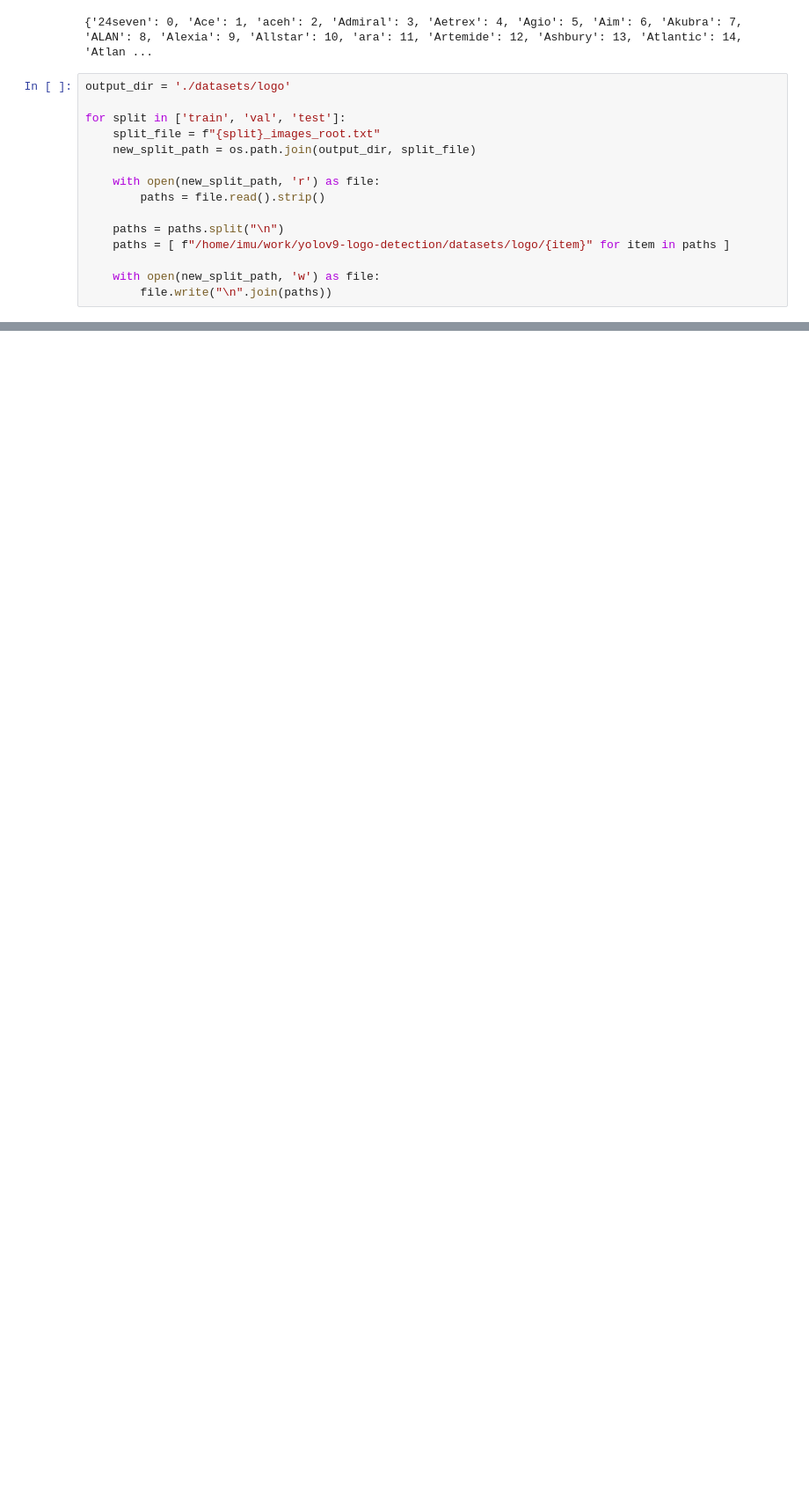
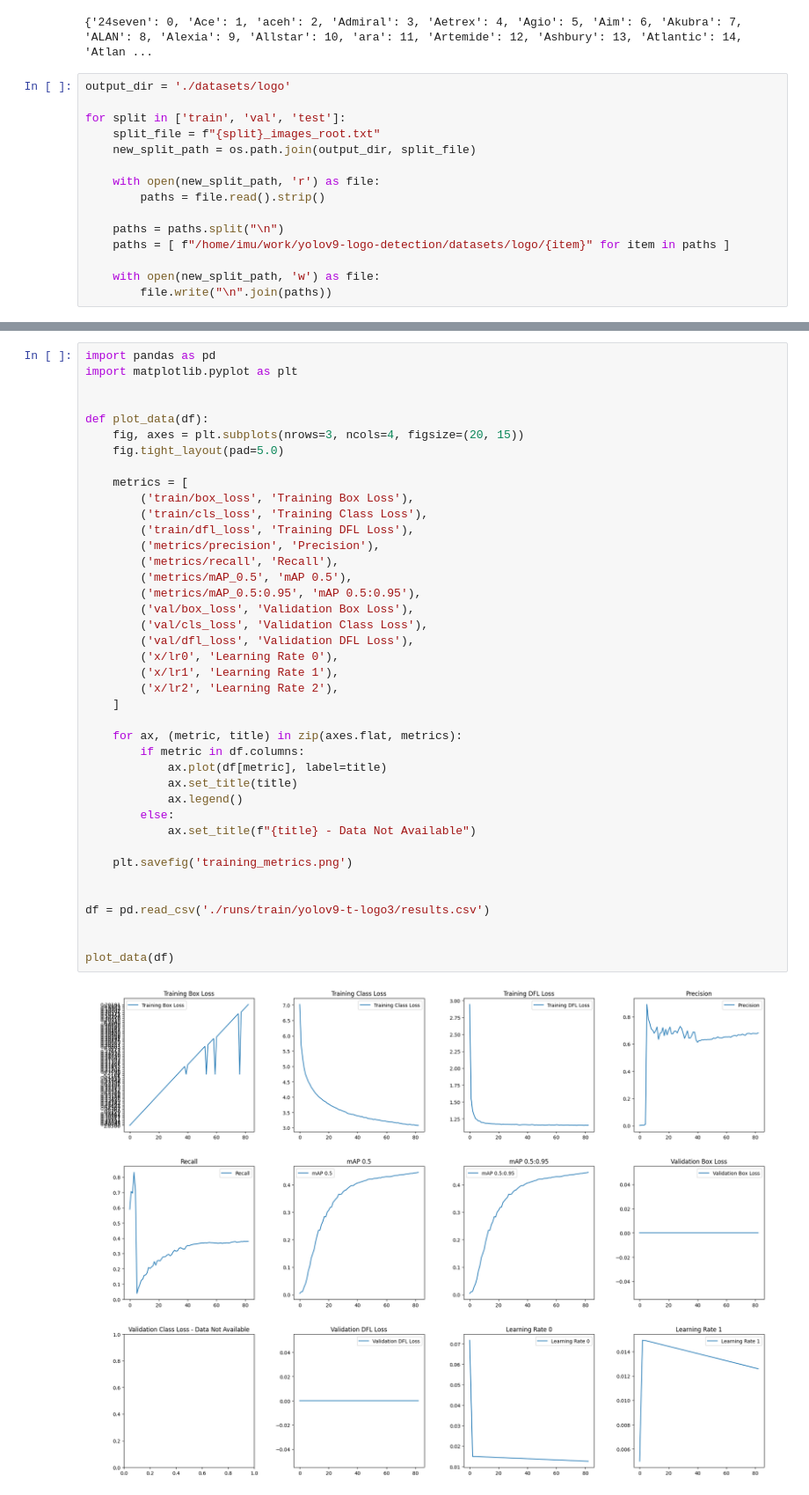
Before and after one commit to Shah-imran/yolov9-logo-detection, a Jupyter notebook: data_preparation.ipynb, the cells around one changed output, grey strips where cells are left out. Shown: that part at 88% size. Drawn from its saved outputs; the diff is of its cells as text; blank space fills up the shorter version.

```diff
--- a/data_preparation.ipynb
+++ b/data_preparation.ipynb
@@ -345,3 +356,45 @@ if __name__ == "__main__":
 # %% [output]
 {179: 'Persil', 330: 'Woodchuck Hard', 64: 'Kendo', 159: 'Twisties', 445: 'Logitech', 67: 'Black Angus Steakhouse', 148: 'United Biscuits', 196: 'Prince Polo', 238: 'Belinda', 255: 'Air Cargo Carriers ...
 Successfully saved reconstructed class mapping to ./data/coco_500.yaml
+# %%
+import pandas as pd
+import matplotlib.pyplot as plt
+
+
+def plot_data(df):
+    fig, axes = plt.subplots(nrows=3, ncols=4, figsize=(20, 15))
+    fig.tight_layout(pad=5.0)
+
+    metrics = [
+        ('train/box_loss', 'Training Box Loss'),
+        ('train/cls_loss', 'Training Class Loss'),
+        ('train/dfl_loss', 'Training DFL Loss'),
+        ('metrics/precision', 'Precision'),
+        ('metrics/recall', 'Recall'),
+        ('metrics/mAP_0.5', 'mAP 0.5'),
+        ('metrics/mAP_0.5:0.95', 'mAP 0.5:0.95'),
+        ('val/box_loss', 'Validation Box Loss'),
+        ('val/cls_loss', 'Validation Class Loss'),
+        ('val/dfl_loss', 'Validation DFL Loss'),
+        ('x/lr0', 'Learning Rate 0'),
+        ('x/lr1', 'Learning Rate 1'),
+        ('x/lr2', 'Learning Rate 2'),
+    ]
+
+    for ax, (metric, title) in zip(axes.flat, metrics):
+        if metric in df.columns:
+            ax.plot(df[metric], label=title)
+            ax.set_title(title)
+            ax.legend()
+        else:
+            ax.set_title(f"{title} - Data Not Available")
+
+    plt.savefig('training_metrics.png')
+
+
+df = pd.read_csv('./runs/train/yolov9-t-logo3/results.csv')
+
+
+plot_data(df)
+# %% [output]
+[figure, added]
```
Also changed, not shown: parts of 7 cells of this notebook, 6 other files.
